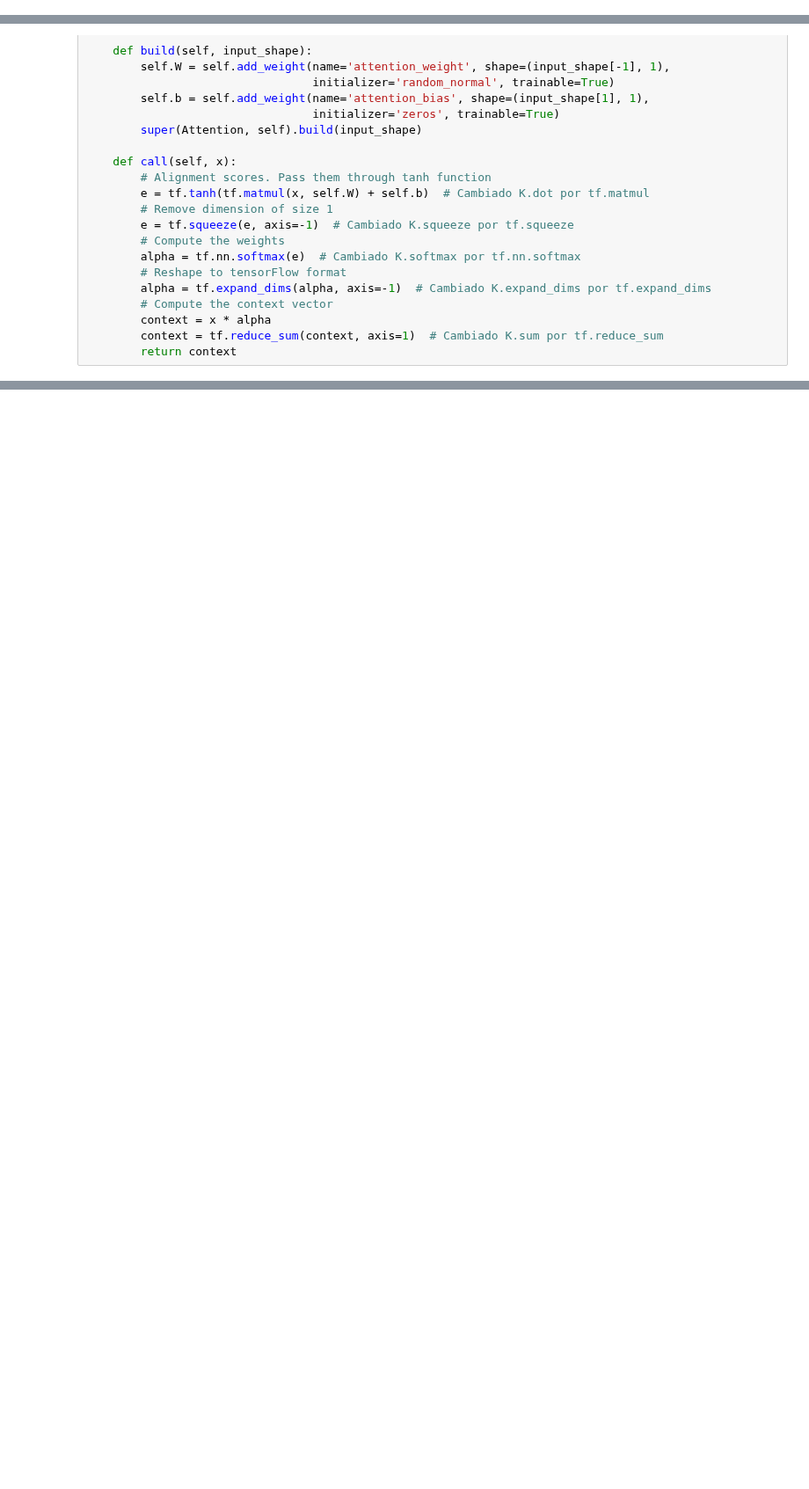
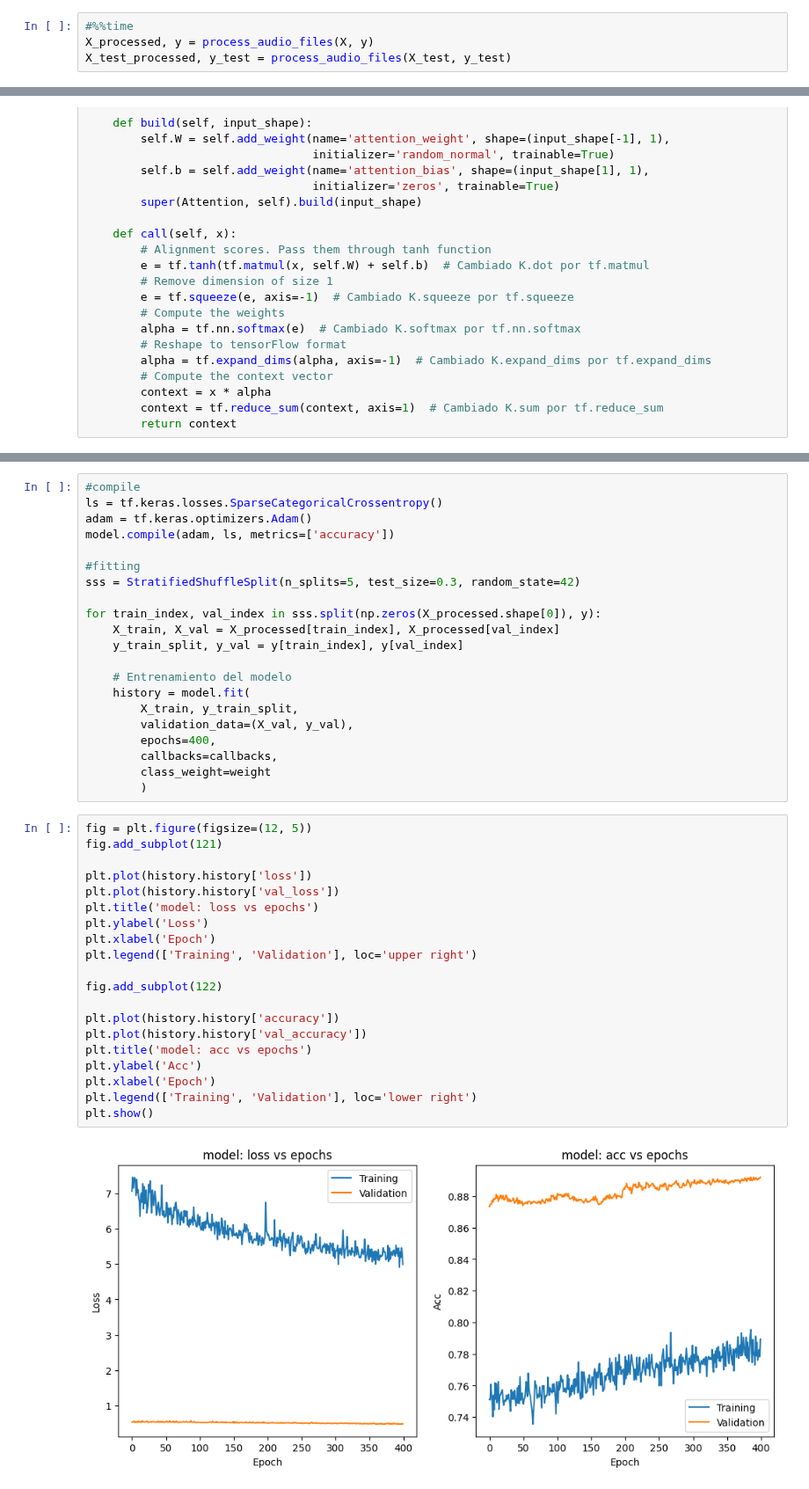
Before and after one commit to camiloacp/The-Evolutionary-Structure-of-Acoustic-Learnability-A-Deep-Learning-Approach-to-Neotropical-Birdsong, a Jupyter notebook: notebooks/04 cnn_lstm_attention_mfcc.ipynb, the cells around one changed output, grey strips where cells are left out. Shown at 88% size. Drawn from its saved outputs; the diff is of its cells as text; blank space fills up the shorter version.

Commit message:
modelo species v1

```diff
--- a/notebooks/04 cnn_lstm_attention_mfcc.ipynb
+++ b/notebooks/04 cnn_lstm_attention_mfcc.ipynb
@@ -113,0 +104,4 @@ def process_audio_files_batch(df, batch_size=64):
+# %%
+#%%time
+X_processed, y = process_audio_files(X, y)
+X_test_processed, y_test = process_audio_files(X_test, y_test)
@@ -220,0 +247,43 @@ for X_batch, y_batch in process_audio_files_batch(chunk_df):
+# %%
+#compile
+ls = tf.keras.losses.SparseCategoricalCrossentropy()
+adam = tf.keras.optimizers.Adam()
+model.compile(adam, ls, metrics=['accuracy'])
+
+#fitting
+sss = StratifiedShuffleSplit(n_splits=5, test_size=0.3, random_state=42)
+
+for train_index, val_index in sss.split(np.zeros(X_processed.shape[0]), y):
+    X_train, X_val = X_processed[train_index], X_processed[val_index]
+    y_train_split, y_val = y[train_index], y[val_index]
+
+    # Entrenamiento del modelo
+    history = model.fit(
+        X_train, y_train_split,
+        validation_data=(X_val, y_val),
+        epochs=400,
+        callbacks=callbacks,
+        class_weight=weight
+        )
+# %%
+fig = plt.figure(figsize=(12, 5))
+fig.add_subplot(121)
+
+plt.plot(history.history['loss'])
+plt.plot(history.history['val_loss'])
+plt.title('model: loss vs epochs')
+plt.ylabel('Loss')
+plt.xlabel('Epoch')
+plt.legend(['Training', 'Validation'], loc='upper right')
+
+fig.add_subplot(122)
+
+plt.plot(history.history['accuracy'])
+plt.plot(history.history['val_accuracy'])
+plt.title('model: acc vs epochs')
+plt.ylabel('Acc')
+plt.xlabel('Epoch')
+plt.legend(['Training', 'Validation'], loc='lower right')
+plt.show()
+# %% [output]
+[figure, added]
```
Also changed, not shown: parts of 25 cells of this notebook, 3 other files.
